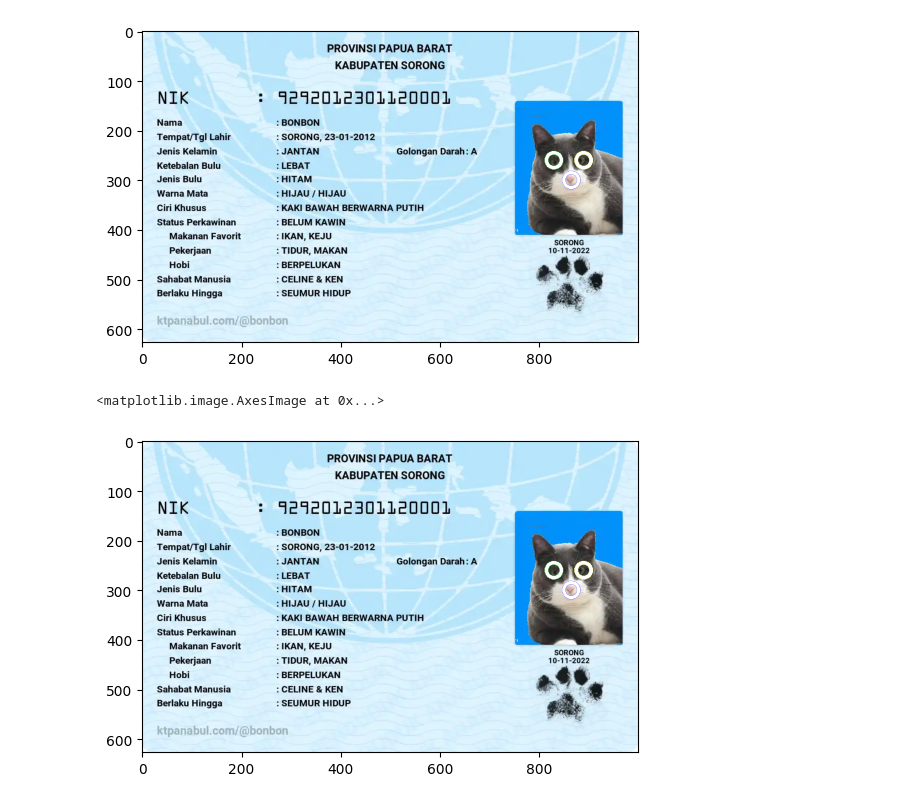
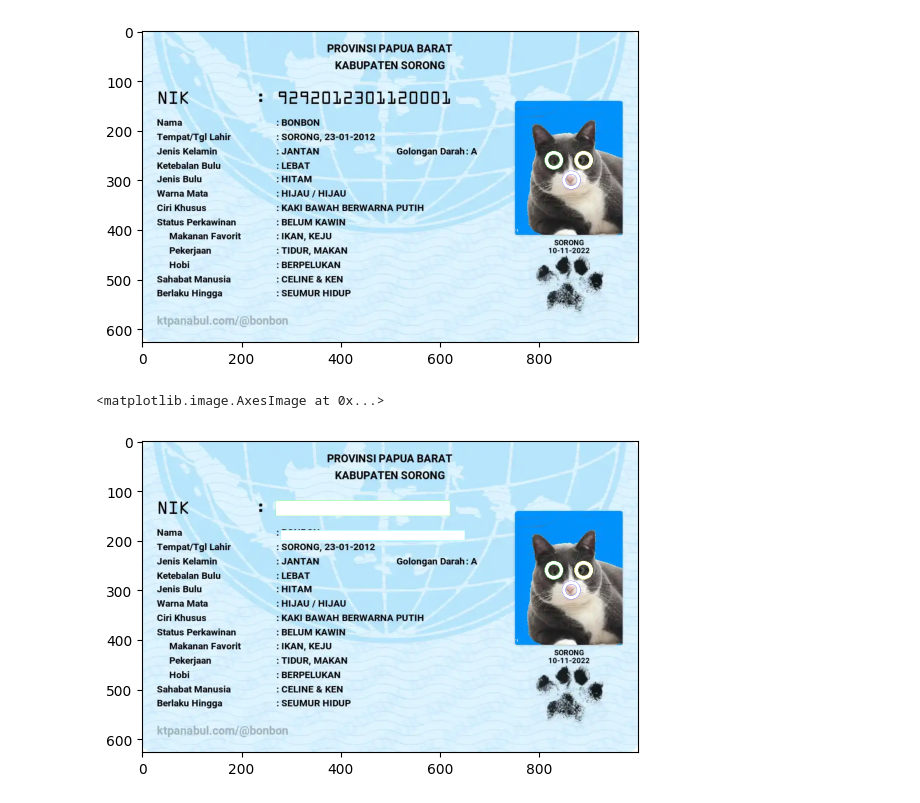
Before and after one commit to PuputGaluh/PCVK_244107027014_Puput, a Jupyter notebook: Week2(Modul2).ipynb, the cells around one changed output. Cells and saved outputs as stored; diff of their text form; code cells hidden in the pictures.

```diff
--- a/Week2(Modul2).ipynb
+++ b/Week2(Modul2).ipynb
@@ -249,14 +249,14 @@ plt.imshow(ktp)
 # %%
 start_1 = (280, 200)
 end_1 = (650, 180)
 
 start_2 = (270, 150)
 end_2 = (620, 120)
 
-cv.rectangle(image, start_1, end_1, (0, 255, 255), -1)
-cv.rectangle(image, start_2, end_2, (0, 255, 0), -1)
+cv.rectangle(ktp, start_1, end_1, (0, 255, 255), -1)
+cv.rectangle(ktp, start_2, end_2, (0, 255, 0), -1)
 
 plt.imshow(ktp)
 # %% [output]
 <matplotlib.image.AxesImage at 0x...>
-[figure, old version]
+[figure, new version]
```
Also changed, not shown: parts of 2 cells of this notebook.
